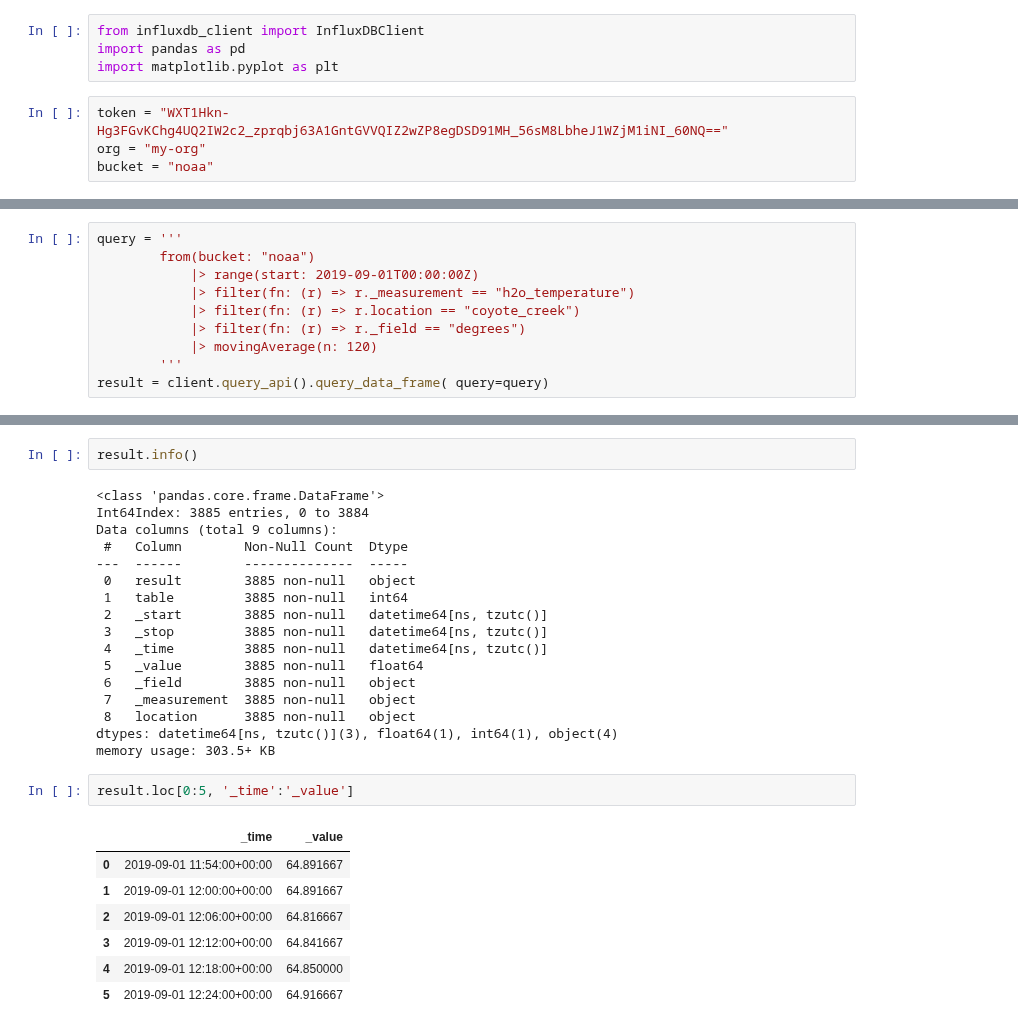
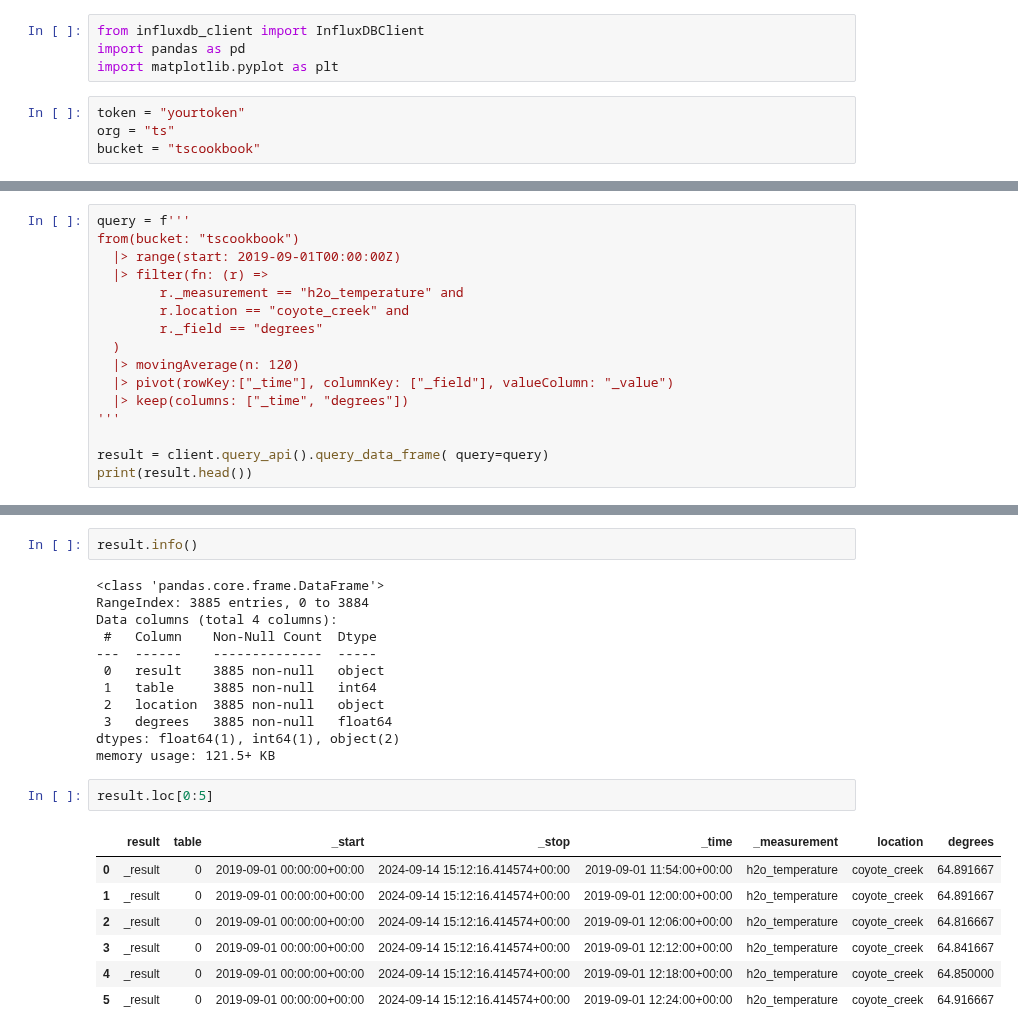
Before and after one commit to PacktPublishing/Time-Series-Analysis-with-Python-Cookbook-Second-Edition, a Jupyter notebook: code/Ch3/Chapter 3.ipynb, the cells around one changed output, grey strips where cells are left out. Cells and saved outputs as stored; diff of their text form.

```diff
--- a/code/Ch3/Chapter 3.ipynb
+++ b/code/Ch3/Chapter 3.ipynb
@@ -580,9 +1083,9 @@ from influxdb_client import InfluxDBClient
 import pandas as pd
 import matplotlib.pyplot as plt
 # %%
-token = "WXT1Hkn-Hg3FGvKChg4UQ2IW2c2_zprqbj63A1GntGVVQIZ2wZP8egDSD91MH_56sM8LbheJ1WZjM1iNI_60NQ=="
-org = "my-org"
-bucket = "noaa"
+token = "yourtoken"
+org = "ts"
+bucket = "tscookbook"
 # %%
 client = InfluxDBClient(url="http://localhost:8086",
                         token=token,
@@ -592,10 +1178,16 @@ query_api = client.query_api()
 # %%
-query = '''
-        from(bucket: "noaa")
-            |> range(start: 2019-09-01T00:00:00Z)
-            |> filter(fn: (r) => r._measurement == "h2o_temperature")
-            |> filter(fn: (r) => r.location == "coyote_creek")
-            |> filter(fn: (r) => r._field == "degrees")
-            |> movingAverage(n: 120)
-        '''
+query = f'''
+from(bucket: "tscookbook")
+  |> range(start: 2019-09-01T00:00:00Z)
+  |> filter(fn: (r) =>
+        r._measurement == "h2o_temperature" and
+        r.location == "coyote_creek" and
+        r._field == "degrees"
+  )
+  |> movingAverage(n: 120)
+  |> pivot(rowKey:["_time"], columnKey: ["_field"], valueColumn: "_value")
+  |> keep(columns: ["_time", "degrees"])
+'''
+
 result = client.query_api().query_data_frame( query=query)
+print(result.head())
@@ -603,29 +1269,24 @@ result = client.query_api().query_data_frame( query=query)
 result.info()
 # %% [output]
 <class 'pandas.core.frame.DataFrame'>
-Int64Index: 3885 entries, 0 to 3884
-Data columns (total 9 columns):
- #   Column        Non-Null Count  Dtype
----  ------        --------------  -----
- 0   result        3885 non-null   object
- 1   table         3885 non-null   int64
- 2   _start        3885 non-null   datetime64[ns, tzutc()]
- 3   _stop         3885 non-null   datetime64[ns, tzutc()]
- 4   _time         3885 non-null   datetime64[ns, tzutc()]
- 5   _value        3885 non-null   float64
- 6   _field        3885 non-null   object
- 7   _measurement  3885 non-null   object
- 8   location      3885 non-null   object
-dtypes: datetime64[ns, tzutc()](3), float64(1), int64(1), object(4)
-memory usage: 303.5+ KB
+RangeIndex: 3885 entries, 0 to 3884
+Data columns (total 4 columns):
+ #   Column    Non-Null Count  Dtype
+---  ------    --------------  -----
+ 0   result    3885 non-null   object
+ 1   table     3885 non-null   int64
+ 2   location  3885 non-null   object
+ 3   degrees   3885 non-null   float64
+dtypes: float64(1), int64(1), object(2)
+memory usage: 121.5+ KB
 # %%
-result.loc[0:5, '_time':'_value']
+result.loc[0:5]
 # %% [output]
-|  | _time | _value |
-| 0 | 2019-09-01 11:54:00+00:00 | 64.891667 |
-| 1 | 2019-09-01 12:00:00+00:00 | 64.891667 |
-| 2 | 2019-09-01 12:06:00+00:00 | 64.816667 |
-| 3 | 2019-09-01 12:12:00+00:00 | 64.841667 |
-| 4 | 2019-09-01 12:18:00+00:00 | 64.850000 |
-| 5 | 2019-09-01 12:24:00+00:00 | 64.916667 |
+|  | result | table | _start | _stop | _time | _measurement | location | degrees |
+| 0 | _result | 0 | 2019-09-01 00:00:00+00:00 | 2024-09-14 15:12:16.414574+00:00 | 2019-09-01 11:54:00+00:00 | h2o_temperature | coyote_creek | 64.891667 |
+| 1 | _result | 0 | 2019-09-01 00:00:00+00:00 | 2024-09-14 15:12:16.414574+00:00 | 2019-09-01 12:00:00+00:00 | h2o_temperature | coyote_creek | 64.891667 |
+| 2 | _result | 0 | 2019-09-01 00:00:00+00:00 | 2024-09-14 15:12:16.414574+00:00 | 2019-09-01 12:06:00+00:00 | h2o_temperature | coyote_creek | 64.816667 |
+| 3 | _result | 0 | 2019-09-01 00:00:00+00:00 | 2024-09-14 15:12:16.414574+00:00 | 2019-09-01 12:12:00+00:00 | h2o_temperature | coyote_creek | 64.841667 |
+| 4 | _result | 0 | 2019-09-01 00:00:00+00:00 | 2024-09-14 15:12:16.414574+00:00 | 2019-09-01 12:18:00+00:00 | h2o_temperature | coyote_creek | 64.850000 |
+| 5 | _result | 0 | 2019-09-01 00:00:00+00:00 | 2024-09-14 15:12:16.414574+00:00 | 2019-09-01 12:24:00+00:00 | h2o_temperature | coyote_creek | 64.916667 |
 # %%
```
Also changed, not shown: parts of 145 cells of this notebook, 3 other files.
